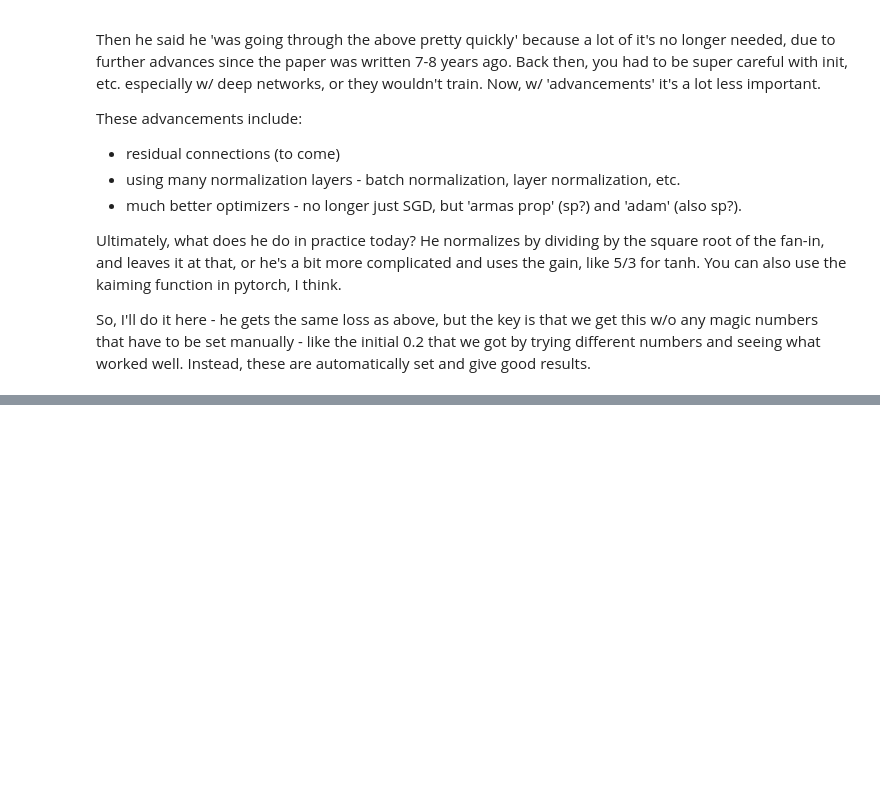
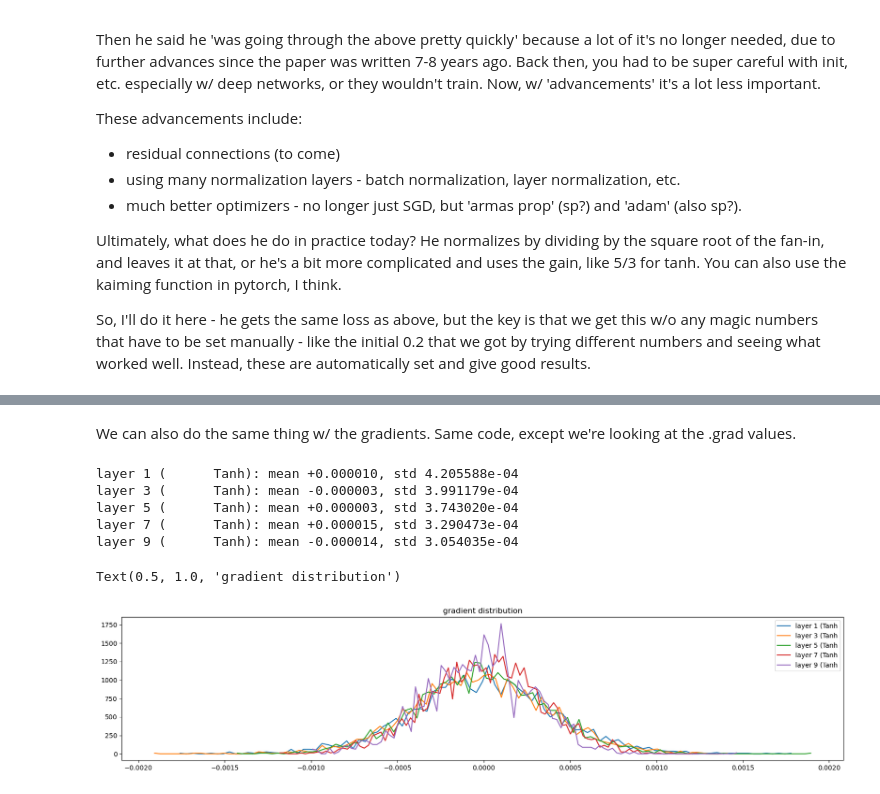
Before and after one commit to aenfield/makemore, a Jupyter notebook: my_makemore_p3.ipynb, the cells around one changed output, grey strips where cells are left out. Drawn from its saved outputs; the diff is of its cells as text; code cells hidden in the pictures; blank space fills up the shorter version.

```diff
--- a/my_makemore_p3.ipynb
+++ b/my_makemore_p3.ipynb
@@ -1017,0 +1201,24 @@ Starts at 1:04:45 or so.
+# %% [markdown]
+We can also do the same thing w/ the gradients. Same code, except we're looking at the .grad values.
+# %%
+# visualize histogram
+plt.figure(figsize=(20, 4))
+legends = []
+for i, layer in enumerate(layers[:-1]): # exclude output layer
+    if isinstance(layer, Tanh): # just show vals at Tanh - since these are [-1,1] they're easy to look at together
+        t = layer.out.grad
+        # saturation is defined as being in the tails - -1 to -0.97 or 0.97 to 1, this is where the gradient stops flowing
+        print('layer %d (%10s): mean %+f, std %e' % (i, layer.__class__.__name__, t.mean(), t.std()))
+        hy, hx = torch.histogram(t, density=True)
+        plt.plot(hx[:-1].detach(), hy.detach())
+        legends.append(f'layer {i} ({layer.__class__.__name__}')
+plt.legend(legends)
+plt.title('gradient distribution')
+# %% [output]
+layer 1 (      Tanh): mean +0.000010, std 4.205588e-04
+layer 3 (      Tanh): mean -0.000003, std 3.991179e-04
+layer 5 (      Tanh): mean +0.000003, std 3.743020e-04
+layer 7 (      Tanh): mean +0.000015, std 3.290473e-04
+layer 9 (      Tanh): mean -0.000014, std 3.054035e-04
+Text(0.5, 1.0, 'gradient distribution')
+[figure, added]
```
Also changed, not shown: parts of 69 cells of this notebook.
